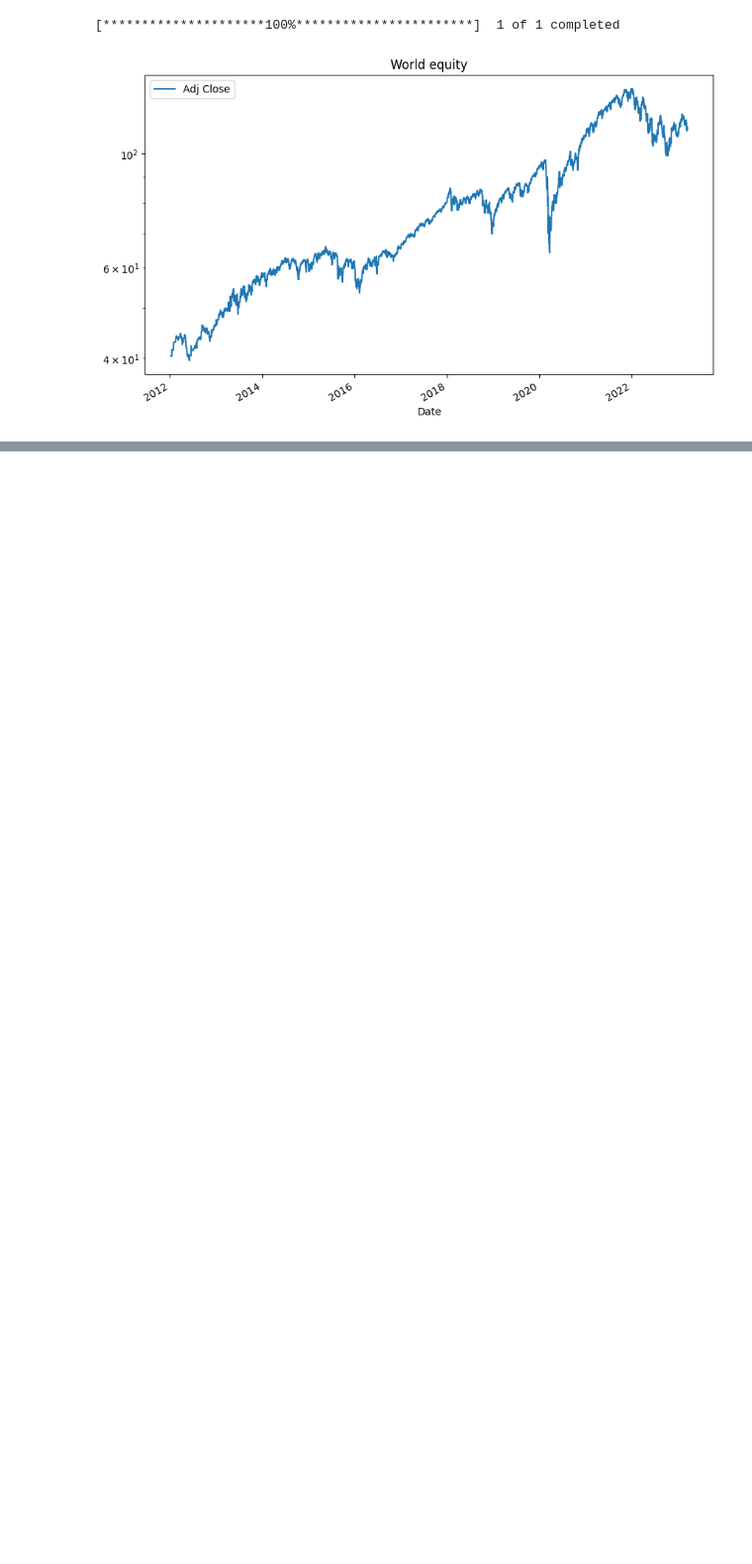
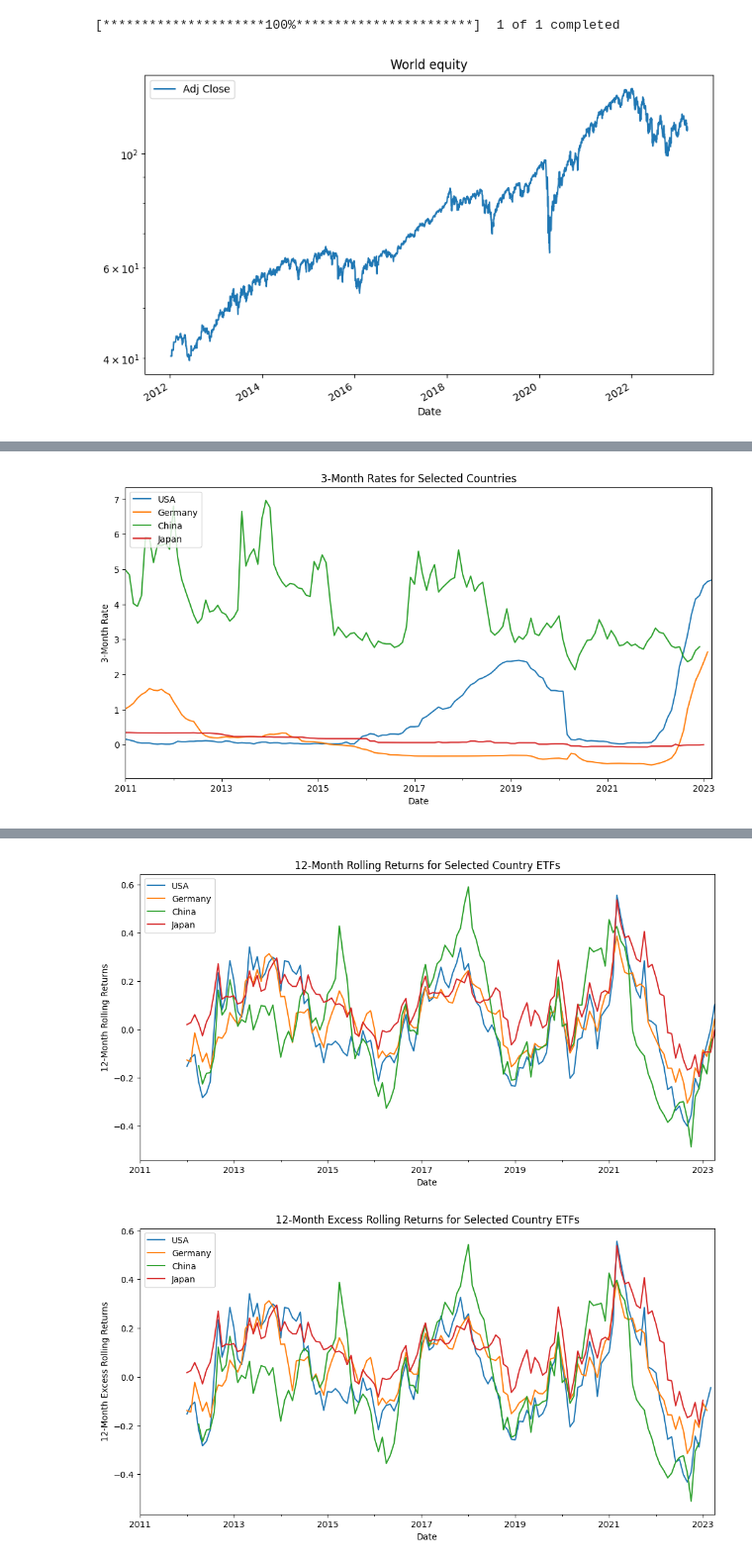
Before and after one commit to dkn-maida/farscape-investment, a Jupyter notebook: equity_alpha.ipynb, the cells around one changed output, grey strips where cells are left out. Shown at 99% size. Saved outputs shown, nothing was run; the diff lists cells and outputs as text; code cells hidden in the pictures; blank space fills up the shorter version.

```diff
--- a/equity_alpha.ipynb
+++ b/equity_alpha.ipynb
@@ -256,0 +65,76 @@ plt.show()
+# %%
+import pandas as pd
+import matplotlib.pyplot as plt
+from fredapi import Fred
+
+# Set your FRED API key
+api_key = "2f15c96b46530fde1b1992a64c64650e"
+fred = Fred(api_key=api_key)
+
+# Define the FRED series IDs for each country's 3-month rate
+country_series = {
+    "USA": "TB3MS",
+    "Germany": "IR3TIB01DEM156N",
+    "China": "IR3TIB01CNM156N",
+    "Japan": "IR3TIB01JPM156N"
+}
+
+# Specify the start date for the series
+start_date = "2011-01-01"
+
+# Download 3-month rate data for each country
+country_data = {}
+for country, series_id in country_series.items():
+    country_data[country] = fred.get_series(series_id, start_date)
+
+# Combine the data into a single DataFrame
+combined_data = pd.concat(country_data, axis=1)
+
+# Plot the 3-month rates
+combined_data.plot(figsize=(12, 6))
+plt.xlabel("Date")
+plt.ylabel("3-Month Rate")
+plt.title("3-Month Rates for Selected Countries")
+plt.legend(loc="upper left")
+plt.show()
+
+# Define ETF tickers for each country
+etf_tickers = {
+    "USA": "SPY",
+    "Germany": "EWG",
+    "China": "MCHI",
+    "Japan": "EWJ"
+}
+
+# Download historical data for the ETFs
+etf_data = yf.download(list(etf_tickers.values()), start=start_date, interval='1mo')['Close']
+
+# Rename columns to match country names
+etf_data.columns = etf_tickers.keys()
+
+# Calculate the monthly returns for each country ETF
+etf_monthly_returns = etf_data.pct_change()
+
+# Calculate the 12-month rolling returns for each country ETF
+etf_12_month_rolling_returns = etf_monthly_returns.rolling(12).apply(lambda x: (x + 1).prod() - 1)
+normalized_rates=combined_data.apply(lambda x: (x/100))
+
+print(normalized_rates)
+
+# Plot the 12-month rolling returns for each country ETF
+etf_12_month_rolling_returns.plot(figsize=(12, 6))
+plt.xlabel("Date")
+plt.ylabel("12-Month Rolling Returns")
+plt.title("12-Month Rolling Returns for Selected Country ETFs")
+plt.legend(loc="upper left")
+plt.show()
+
+excess_returns = etf_12_month_rolling_returns.subtract(normalized_rates, axis=0)
+excess_returns.plot(figsize=(12, 6))
+plt.xlabel("Date")
+plt.ylabel("12-Month Excess Rolling Returns")
+plt.title("12-Month Excess Rolling Returns for Selected Country ETFs")
+plt.legend(loc="upper left")
+plt.show()
+# %% [output]
+[figure, added]
@@ -256,0 +156,2 @@ plt.show()
+[figure, added]
+[figure, added]
```
Also changed, not shown: parts of 11 cells of this notebook, 2 other files.
